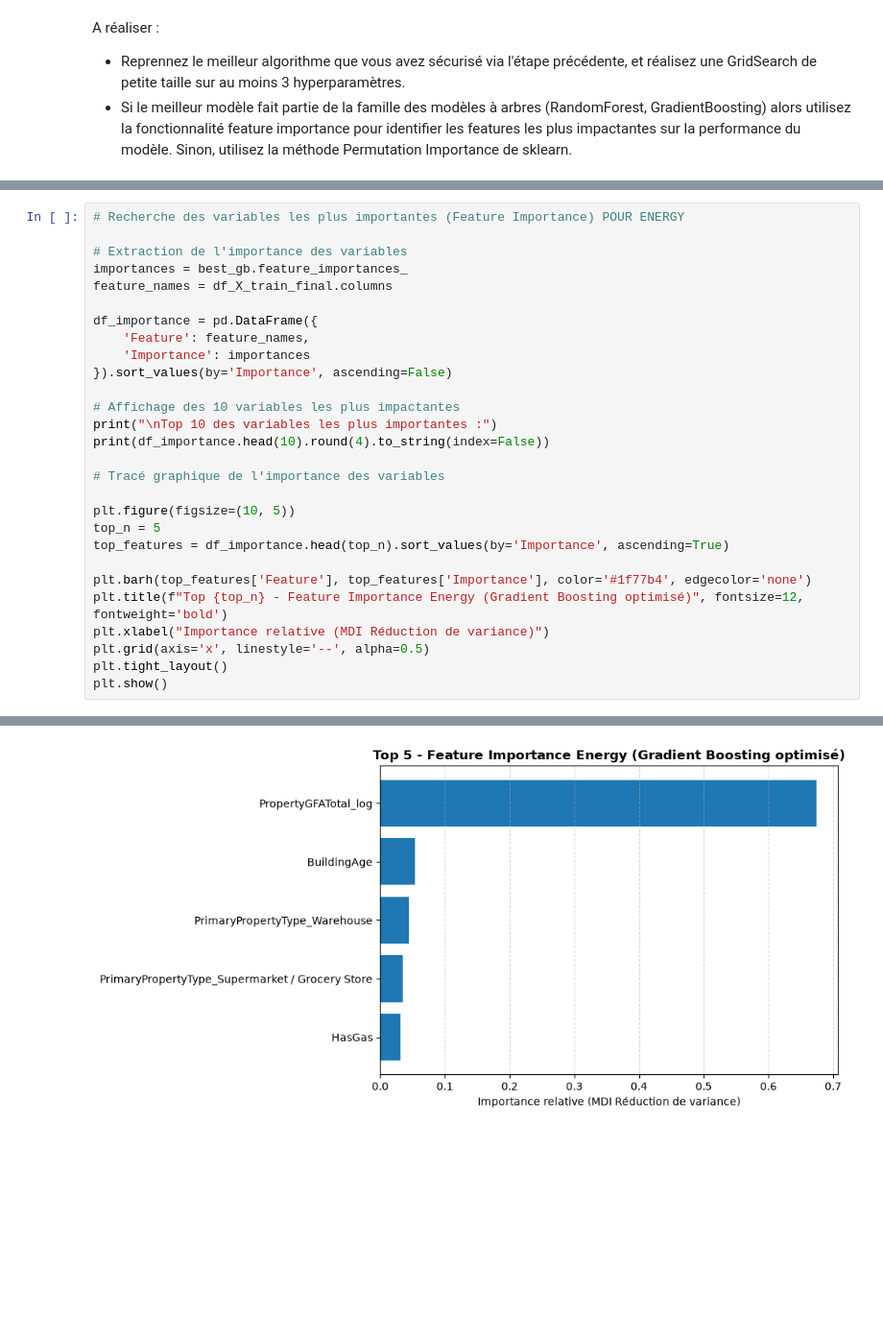
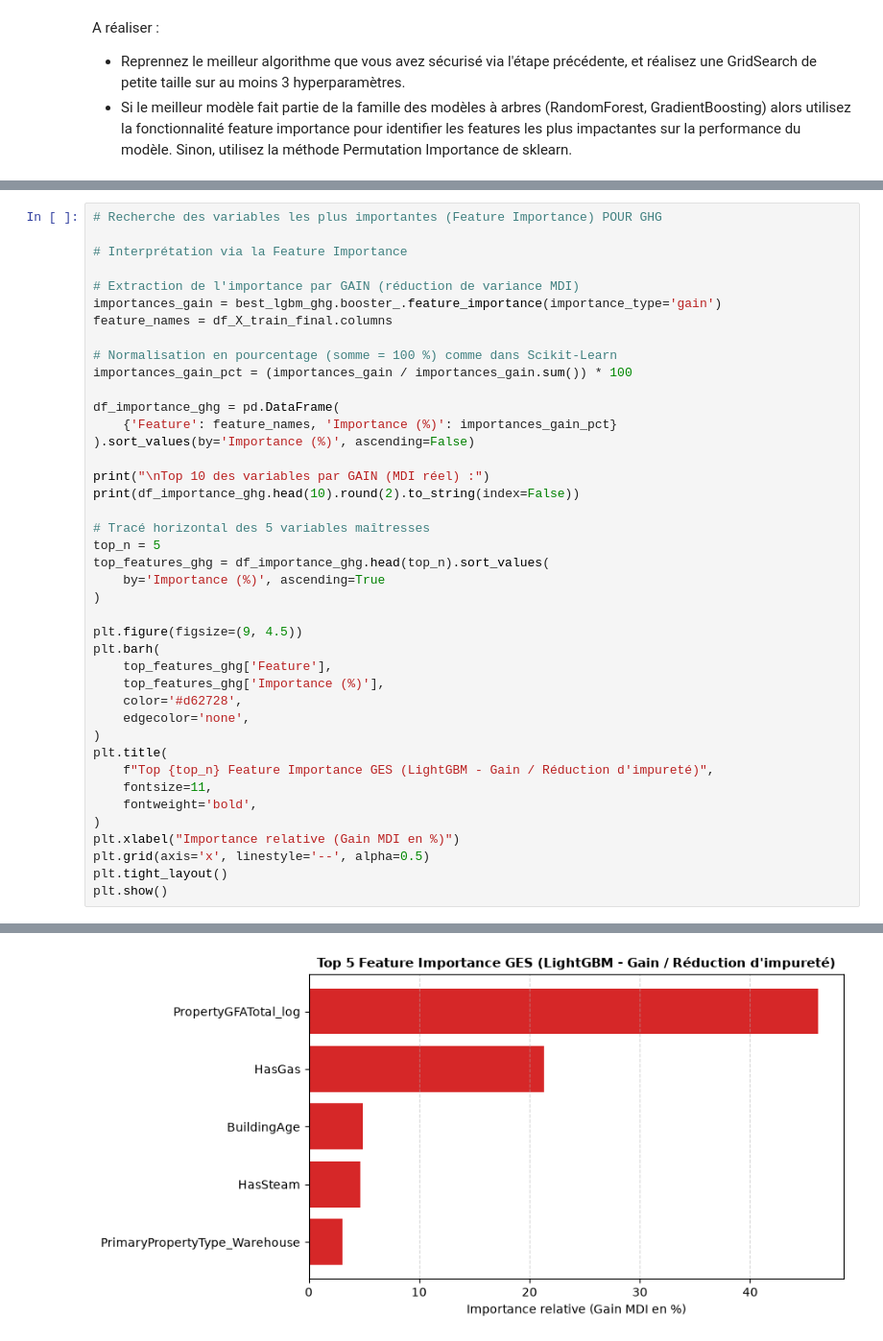
Before and after one commit to Alexis-h2/P3_OC_consommation_batiments_IA, a Jupyter notebook: Hernandez_Alexis_1_notebook_102026.ipynb, the cells around one changed output, grey strips where cells are left out. Shown at 96% size. Cells and saved outputs as stored; diff of their text form; blank space fills up the shorter version.

```diff
--- a/Hernandez_Alexis_1_notebook_102026.ipynb
+++ b/Hernandez_Alexis_1_notebook_102026.ipynb
@@ -1186,28 +1348,41 @@ Meilleur R² Val (CV) moyen       : 0.749
 # %%
-# Recherche des variables les plus importantes (Feature Importance) POUR ENERGY
+# Recherche des variables les plus importantes (Feature Importance) POUR GHG
 
-# Extraction de l'importance des variables
-importances = best_gb.feature_importances_
+# Interprétation via la Feature Importance
+
+# Extraction de l'importance par GAIN (réduction de variance MDI)
+importances_gain = best_lgbm_ghg.booster_.feature_importance(importance_type='gain')
 feature_names = df_X_train_final.columns
 
-df_importance = pd.DataFrame({
-    'Feature': feature_names,
-    'Importance': importances
-}).sort_values(by='Importance', ascending=False)
+# Normalisation en pourcentage (somme = 100 %) comme dans Scikit-Learn
+importances_gain_pct = (importances_gain / importances_gain.sum()) * 100
 
-# Affichage des 10 variables les plus impactantes
-print("\nTop 10 des variables les plus importantes :")
-print(df_importance.head(10).round(4).to_string(index=False))
+df_importance_ghg = pd.DataFrame(
+    {'Feature': feature_names, 'Importance (%)': importances_gain_pct}
+).sort_values(by='Importance (%)', ascending=False)
 
-# Tracé graphique de l'importance des variables
+print("\nTop 10 des variables par GAIN (MDI réel) :")
+print(df_importance_ghg.head(10).round(2).to_string(index=False))
 
-plt.figure(figsize=(10, 5))
+# Tracé horizontal des 5 variables maîtresses
 top_n = 5
-top_features = df_importance.head(top_n).sort_values(by='Importance', ascending=True)
+top_features_ghg = df_importance_ghg.head(top_n).sort_values(
+    by='Importance (%)', ascending=True
+)
 
-plt.barh(top_features['Feature'], top_features['Importance'], color='#1f77b4', edgecolor='none')
-plt.title(f"Top {top_n} - Feature Importance Energy (Gradient Boosting optimisé)", fontsize=12, fontweight='bold')
-plt.xlabel("Importance relative (MDI Réduction de variance)")
+plt.figure(figsize=(9, 4.5))
+plt.barh(
+    top_features_ghg['Feature'],
+    top_features_ghg['Importance (%)'],
+    color='#d62728',
+    edgecolor='none',
+)
+plt.title(
+    f"Top {top_n} Feature Importance GES (LightGBM - Gain / Réduction d'impureté)",
+    fontsize=11,
+    fontweight='bold',
+)
+plt.xlabel("Importance relative (Gain MDI en %)")
 plt.grid(axis='x', linestyle='--', alpha=0.5)
 plt.tight_layout()
 plt.show()
@@ -1227 +1402 @@ PrimaryPropertyType_Supermarket / Grocery Store      0.0345
-[figure, old version]
+[figure, new version]
```
Also changed, not shown: parts of 20 cells of this notebook, 1 other file.
